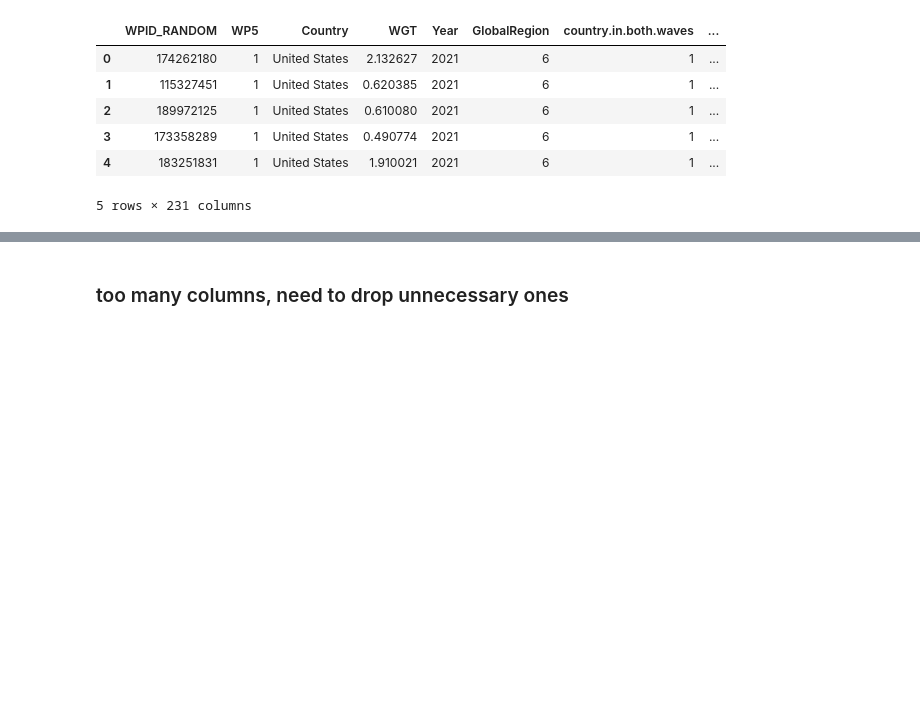
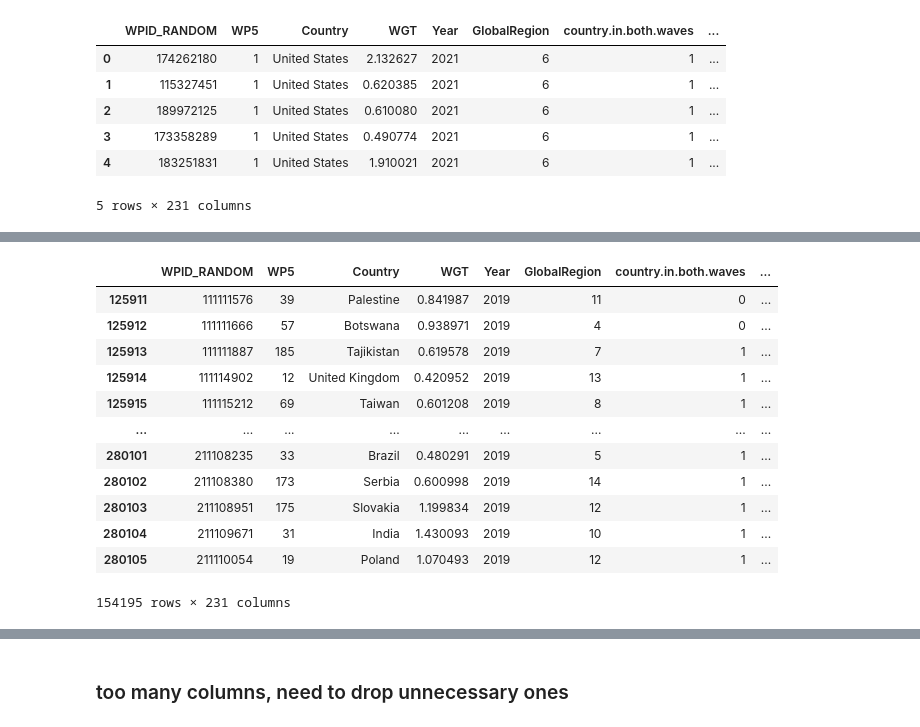
Before and after one commit to eemchadwick/natural_disasters, a Jupyter notebook: notebooks/natural disasters.ipynb, the cells around one changed output, grey strips where cells are left out. Cells and saved outputs as stored; diff of their text form; code cells hidden in the pictures; blank space fills up the shorter version.

```diff
--- a/notebooks/natural disasters.ipynb
+++ b/notebooks/natural disasters.ipynb
@@ -25,0 +60,17 @@ survey.head()
+# %%
+#replace this values with Nan
+survey[survey['CountryIncomeLevel2021']==' ']
+# %% [output]
+|  | WPID_RANDOM | WP5 | Country | WGT | Year | GlobalRegion | country.in.both.waves | ... |
+| 125911 | 111111576 | 39 | Palestine | 0.841987 | 2019 | 11 | 0 | ... |
+| 125912 | 111111666 | 57 | Botswana | 0.938971 | 2019 | 4 | 0 | ... |
+| 125913 | 111111887 | 185 | Tajikistan | 0.619578 | 2019 | 7 | 1 | ... |
+| 125914 | 111114902 | 12 | United Kingdom | 0.420952 | 2019 | 13 | 1 | ... |
+| 125915 | 111115212 | 69 | Taiwan | 0.601208 | 2019 | 8 | 1 | ... |
+| ... | ... | ... | ... | ... | ... | ... | ... | ... |
+| 280101 | 211108235 | 33 | Brazil | 0.480291 | 2019 | 5 | 1 | ... |
+| 280102 | 211108380 | 173 | Serbia | 0.600998 | 2019 | 14 | 1 | ... |
+| 280103 | 211108951 | 175 | Slovakia | 1.199834 | 2019 | 12 | 1 | ... |
+| 280104 | 211109671 | 31 | India | 1.430093 | 2019 | 10 | 1 | ... |
+| 280105 | 211110054 | 19 | Poland | 1.070493 | 2019 | 12 | 1 | ... |
+154195 rows × 231 columns
```
Also changed, not shown: parts of 7 cells of this notebook, 1 other file.
